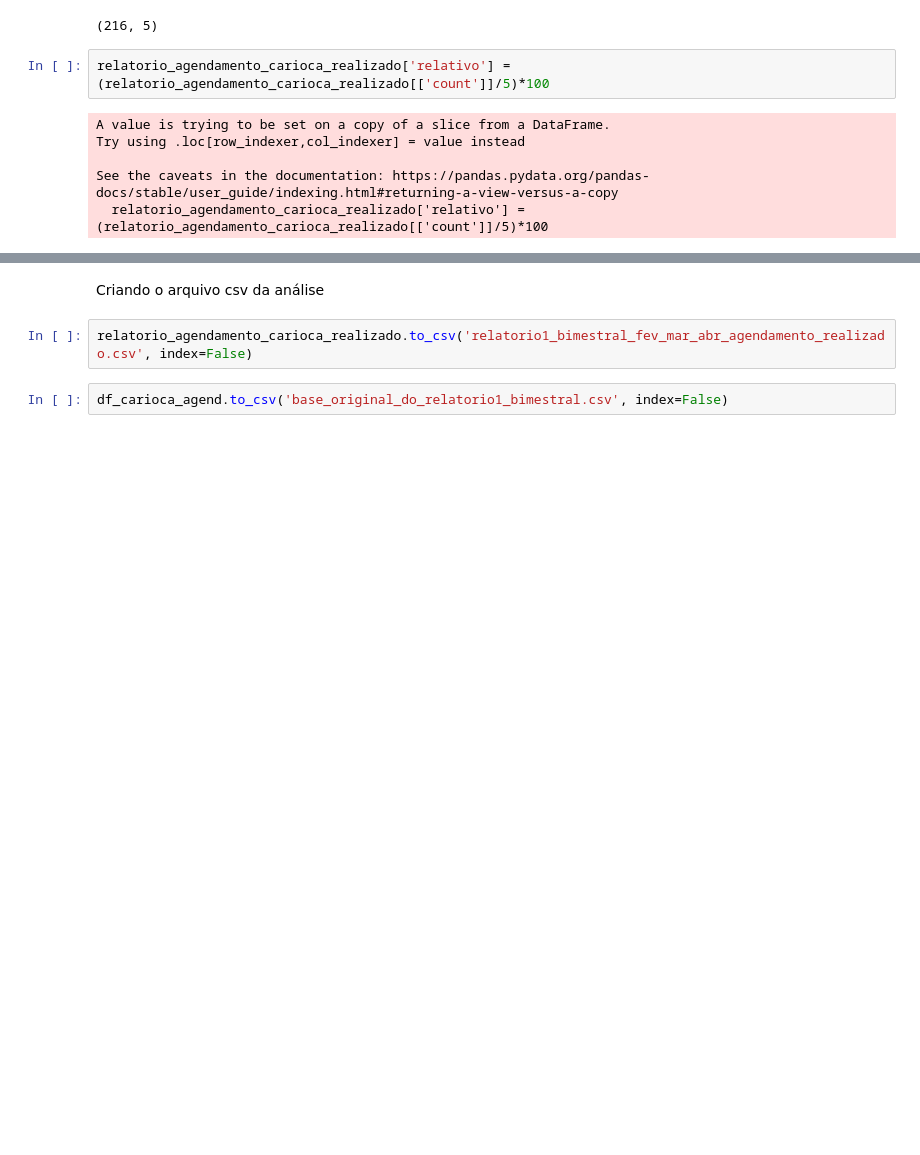
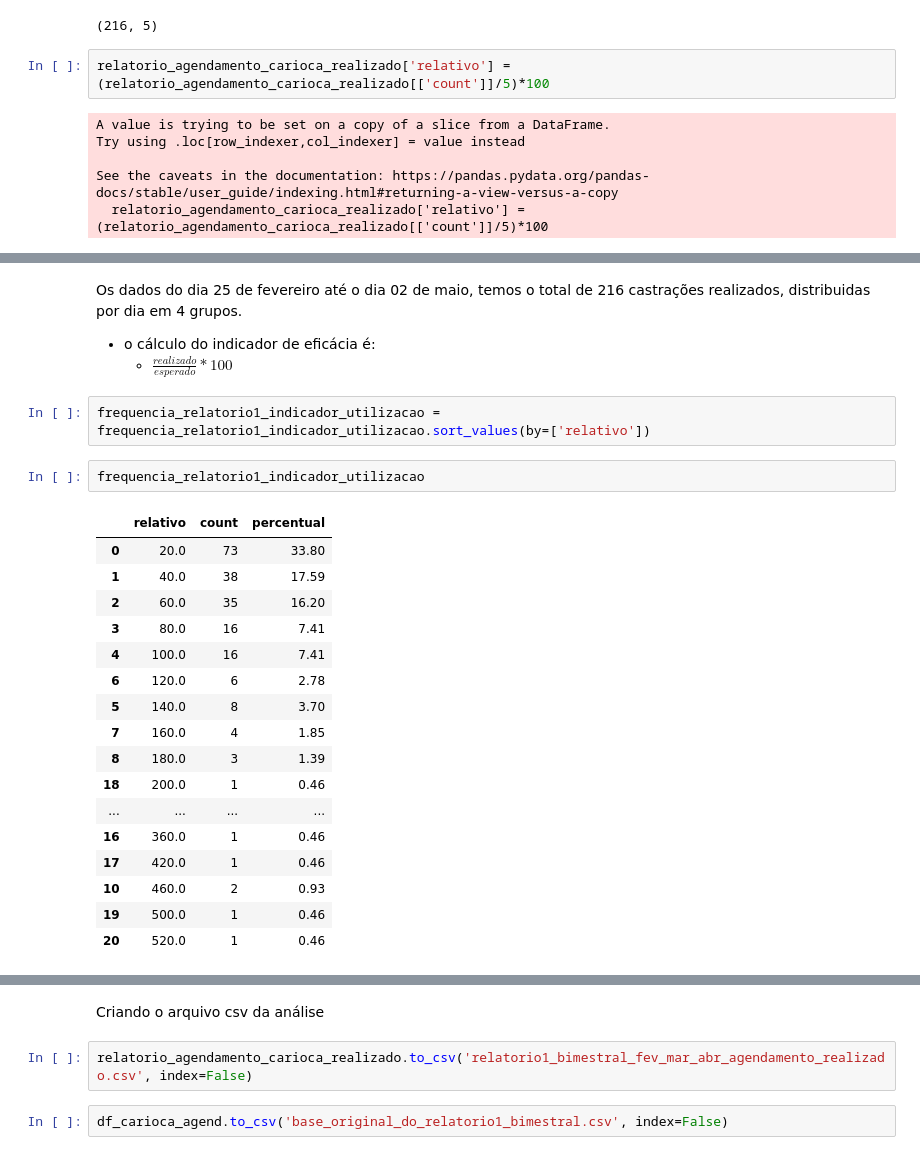
Before and after one commit to linounirio/acaocidada, a Jupyter notebook: relatorio1_bimestral.ipynb, the cells around one changed output, grey strips where cells are left out. Saved outputs shown, nothing was run; the diff lists cells and outputs as text; blank space fills up the shorter version.

```diff
--- a/relatorio1_bimestral.ipynb
+++ b/relatorio1_bimestral.ipynb
@@ -168,0 +181,27 @@ relatorio_agendamento_carioca_realizado
+# %% [markdown]
+Os dados do dia 25 de fevereiro até o dia 02 de maio, temos o total de 216 castrações realizados, distribuidas por dia em 4 grupos.
+
+- o cálculo do indicador de eficácia é:
+    - $\frac{realizado}{esperado} * 100$
+# %%
+frequencia_relatorio1_indicador_utilizacao = frequencia_relatorio1_indicador_utilizacao.sort_values(by=['relativo'])
+# %%
+frequencia_relatorio1_indicador_utilizacao
+# %% [output]
+|  | relativo | count | percentual |
+| 0 | 20.0 | 73 | 33.80 |
+| 1 | 40.0 | 38 | 17.59 |
+| 2 | 60.0 | 35 | 16.20 |
+| 3 | 80.0 | 16 | 7.41 |
+| 4 | 100.0 | 16 | 7.41 |
+| 6 | 120.0 | 6 | 2.78 |
+| 5 | 140.0 | 8 | 3.70 |
+| 7 | 160.0 | 4 | 1.85 |
+| 8 | 180.0 | 3 | 1.39 |
+| 18 | 200.0 | 1 | 0.46 |
+| ... | ... | ... | ... |
+| 16 | 360.0 | 1 | 0.46 |
+| 17 | 420.0 | 1 | 0.46 |
+| 10 | 460.0 | 2 | 0.93 |
+| 19 | 500.0 | 1 | 0.46 |
+| 20 | 520.0 | 1 | 0.46 |
```
Also changed, not shown: parts of 13 cells of this notebook.
